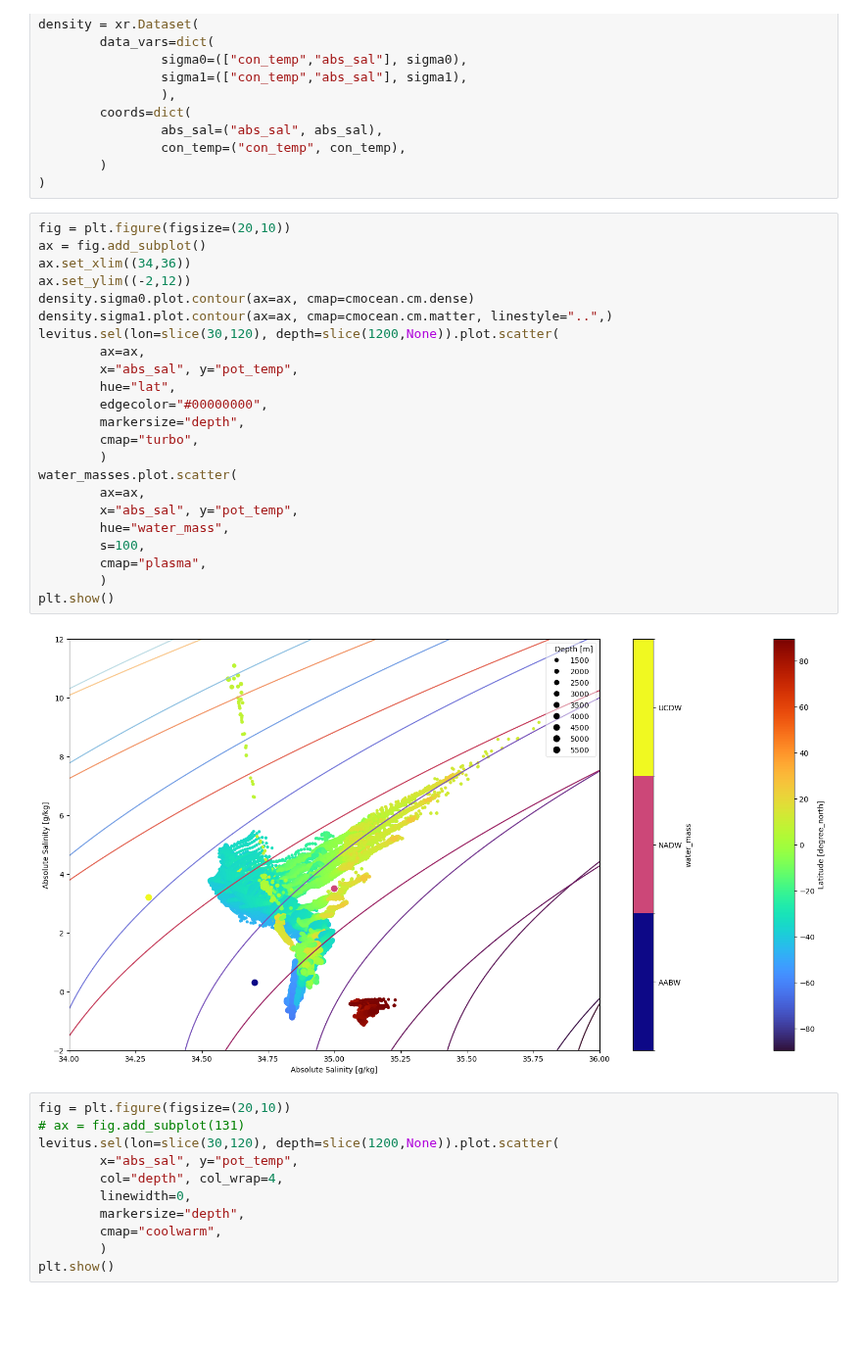
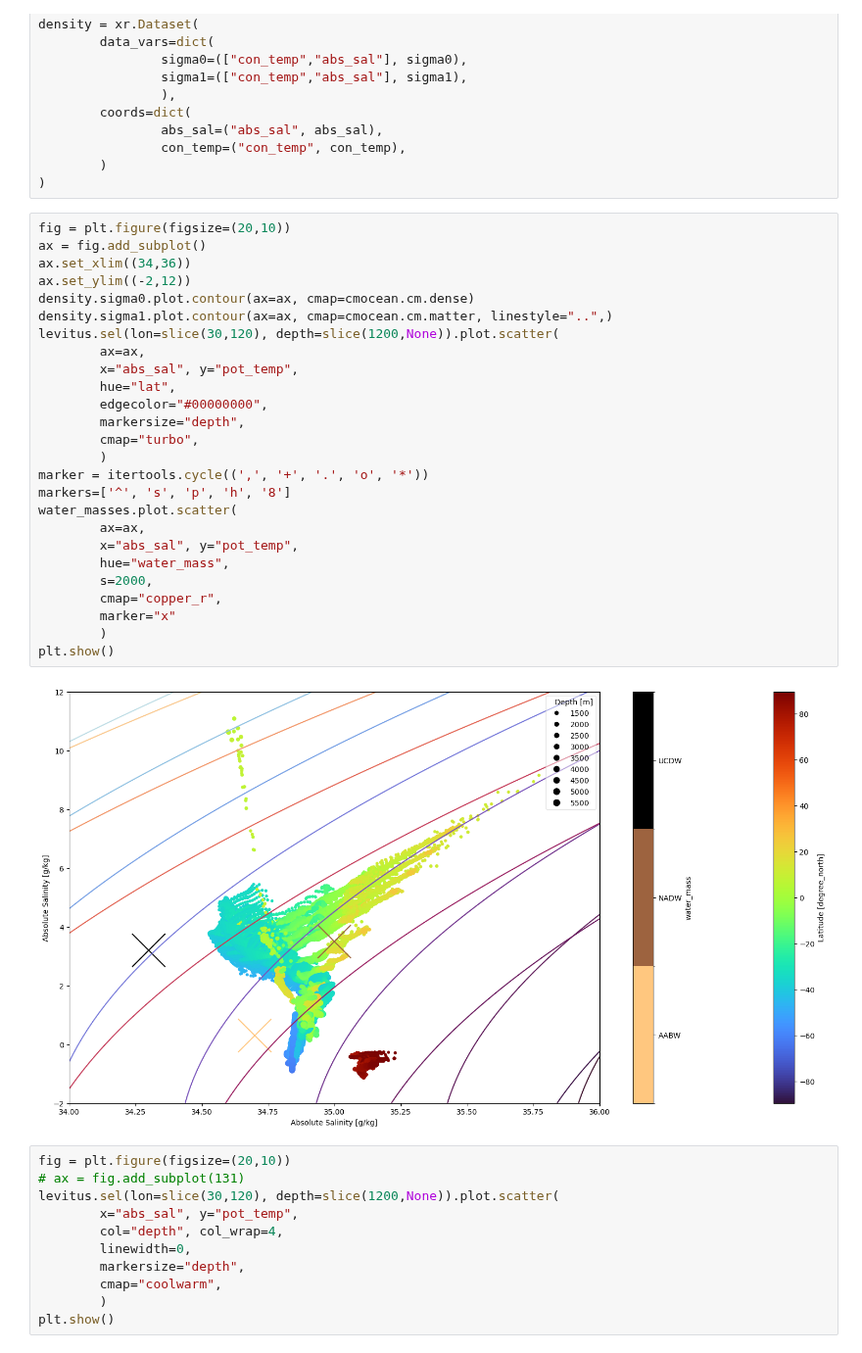
Before and after one commit to JRethemeier/Thermohaline-Circulation, a Jupyter notebook: Assignment4/Assignment4.ipynb, the cells around one changed output. Shown at 98% size. Drawn from its saved outputs; the diff is of its cells as text; blank space fills up the shorter version.

```diff
--- a/Assignment4/Assignment4.ipynb
+++ b/Assignment4/Assignment4.ipynb
@@ -112,28 +113,31 @@ density = xr.Dataset(
 # %%
 fig = plt.figure(figsize=(20,10))
 ax = fig.add_subplot()
 ax.set_xlim((34,36))
 ax.set_ylim((-2,12))
 density.sigma0.plot.contour(ax=ax, cmap=cmocean.cm.dense)
 density.sigma1.plot.contour(ax=ax, cmap=cmocean.cm.matter, linestyle="..",)
 levitus.sel(lon=slice(30,120), depth=slice(1200,None)).plot.scatter(
         ax=ax,
         x="abs_sal", y="pot_temp",
         hue="lat",
         edgecolor="#00000000",
         markersize="depth",
         cmap="turbo",
         )
+marker = itertools.cycle((',', '+', '.', 'o', '*'))
+markers=['^', 's', 'p', 'h', '8']
 water_masses.plot.scatter(
         ax=ax,
         x="abs_sal", y="pot_temp",
         hue="water_mass",
-        s=100,
-        cmap="plasma",
+        s=2000,
+        cmap="copper_r",
+        marker="x"
         )
 plt.show()
 # %% [output]
-[figure, old version]
+[figure, new version]
 # %%
 fig = plt.figure(figsize=(20,10))
 # ax = fig.add_subplot(131)
```
Also changed, not shown: parts of 2 cells of this notebook.
